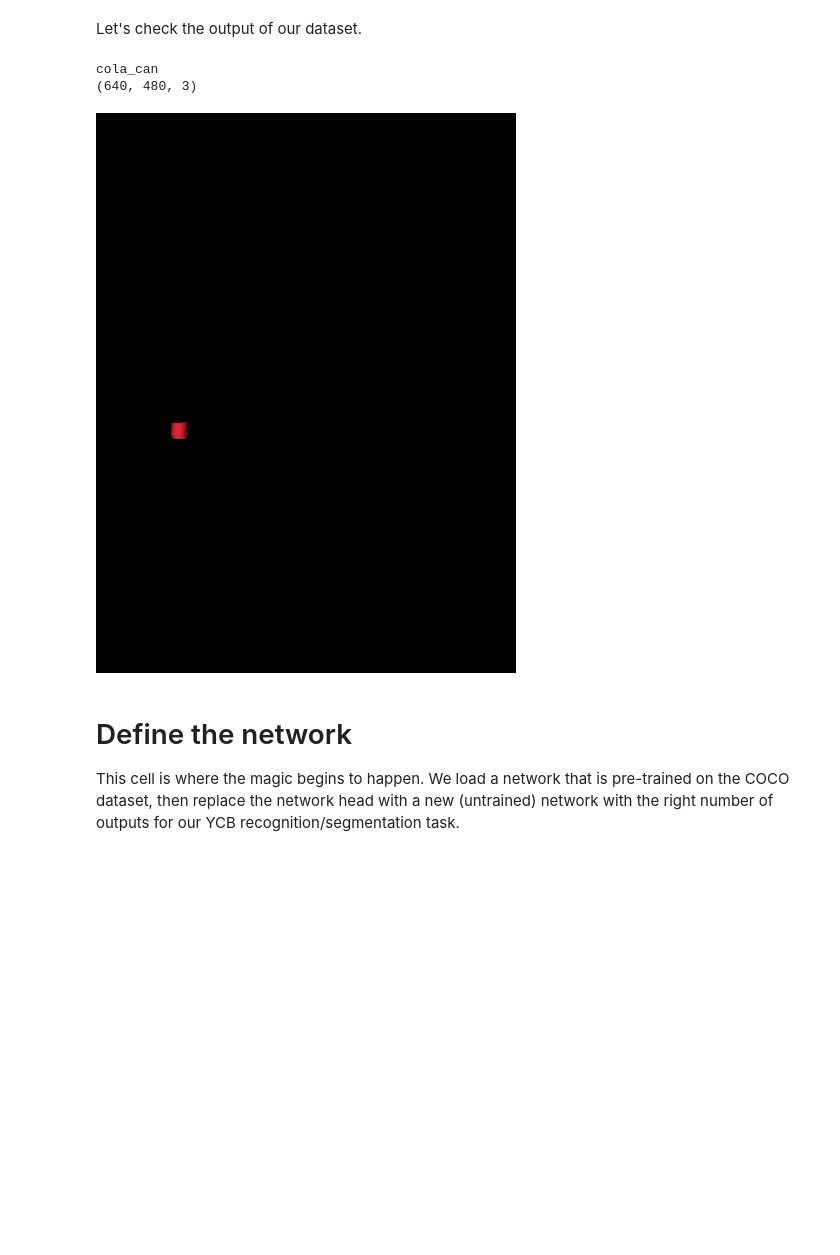
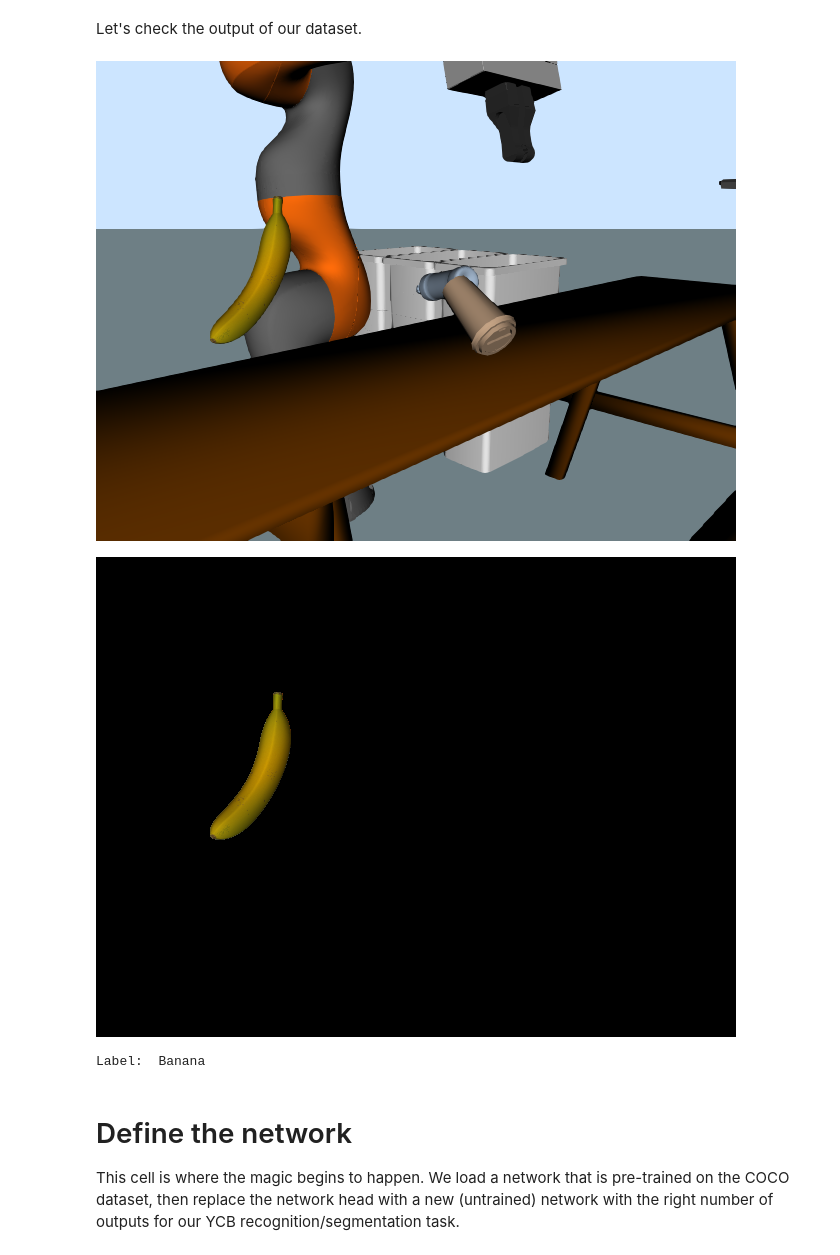
Before and after one commit to jaredbmit/RoboticRecycling, a Jupyter notebook: clutter_maskrcnn_train.ipynb, the cells around one changed output. Drawn from its saved outputs; the diff is of its cells as text; code cells hidden in the pictures; blank space fills up the shorter version.

```diff
--- a/clutter_maskrcnn_train.ipynb
+++ b/clutter_maskrcnn_train.ipynb
@@ -130,24 +126,28 @@ class BinPickingDataset(torch.utils.data.Dataset):
 Let's check the output of our dataset.
 # %%
 import PIL
-dataset = BinPickingDataset(dataset_path)
-# dataset[0][1]["boxes"]
-i = 2
-j = 100
-can_mask = dataset[j][1]["masks"][i]
+dataset = RecyclingDataset(dataset_path)
+i = np.random.randint(len(classes))
+j = np.random.randint(len(dataset))
+mask = dataset[j][1]["masks"][i]
 label_idx = dataset[j][1]["labels"][i]
-print(classes[label_idx])
-convert_tensor = transforms.ToTensor()
-img = convert_tensor(dataset[j][0])
-img = img * can_mask * 255
+img = dataset[j][0] * 255
+img_masked = img * mask
+img_masked = np.array(img_masked, dtype=np.uint8)
+img_masked = np.swapaxes(img_masked.T, 0, 1)
+img_masked = PIL.Image.fromarray(img_masked)
+img_masked.convert("RGB")
 img = np.array(img, dtype=np.uint8)
-print(img.T.shape)
-img = PIL.Image.fromarray(img.T)
+img = np.swapaxes(img.T, 0, 1)
+img = PIL.Image.fromarray(img)
 img.convert("RGB")
+display(img)
+display(img_masked)
+print("Label: ", classes[label_idx])
 # %% [output]
+[figure, new version]
+[figure, added]
-cola_can
-(640, 480, 3)
+Label:  Banana
-[figure, old version]
 # %% [markdown]
 # Define the network
 
```
Also changed, not shown: parts of 25 cells of this notebook, 6 other files.
